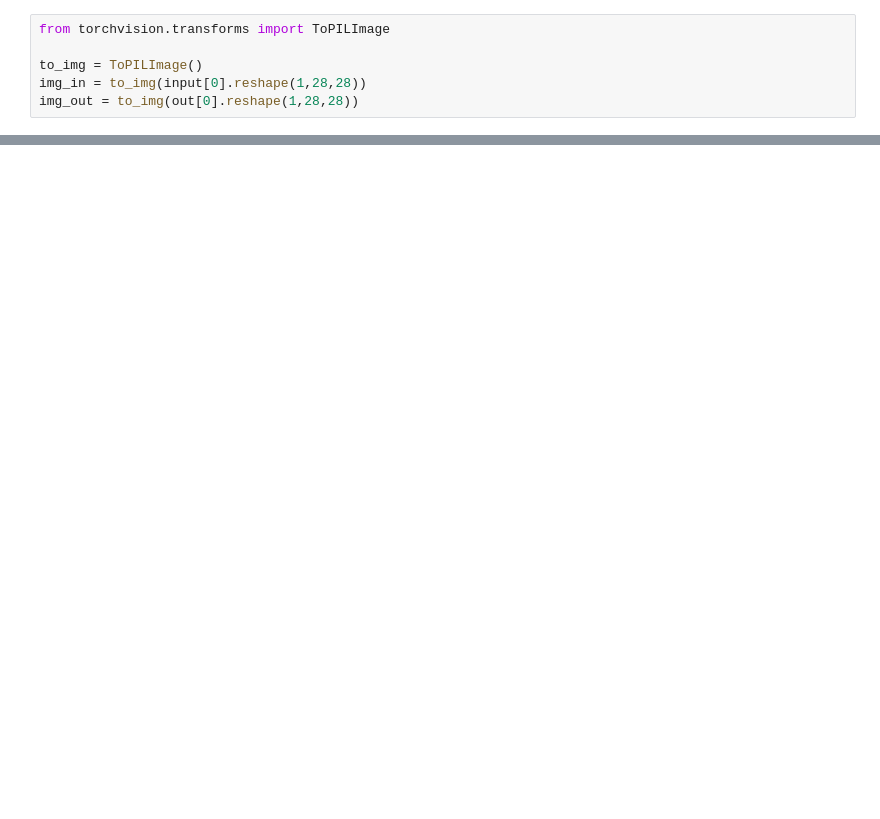
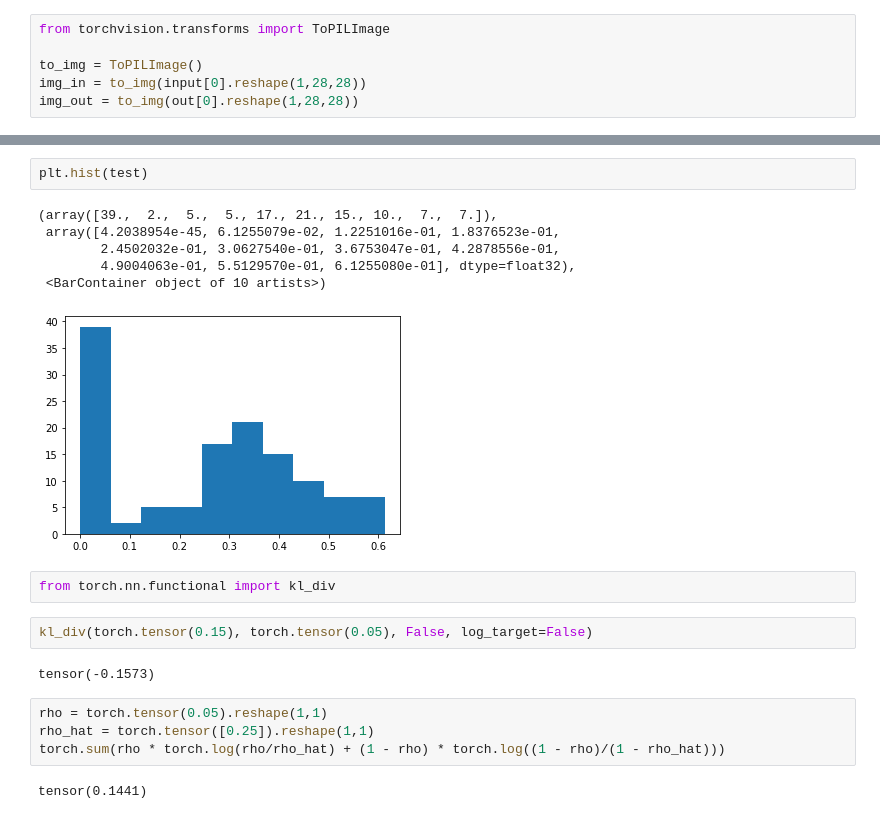
Before and after one commit to SolidusAbi/Sparse, a Jupyter notebook: test.ipynb, the cells around one changed output, grey strips where cells are left out. Cells and saved outputs as stored; diff of their text form; blank space fills up the shorter version.

```diff
--- a/test.ipynb
+++ b/test.ipynb
@@ -134,0 +200,21 @@ model[1].entropy()
+# %%
+plt.hist(test)
+# %% [output]
+(array([39.,  2.,  5.,  5., 17., 21., 15., 10.,  7.,  7.]),
+ array([4.2038954e-45, 6.1255079e-02, 1.2251016e-01, 1.8376523e-01,
+        2.4502032e-01, 3.0627540e-01, 3.6753047e-01, 4.2878556e-01,
+        4.9004063e-01, 5.5129570e-01, 6.1255080e-01], dtype=float32),
+ <BarContainer object of 10 artists>)
+[figure, added]
+# %%
+from torch.nn.functional import kl_div
+# %%
+kl_div(torch.tensor(0.15), torch.tensor(0.05), False, log_target=False)
+# %% [output]
+tensor(-0.1573)
+# %%
+rho = torch.tensor(0.05).reshape(1,1)
+rho_hat = torch.tensor([0.25]).reshape(1,1)
+torch.sum(rho * torch.log(rho/rho_hat) + (1 - rho) * torch.log((1 - rho)/(1 - rho_hat)))
+# %% [output]
+tensor(0.1441)
```
Also changed, not shown: parts of 35 cells of this notebook, 9 other files.
